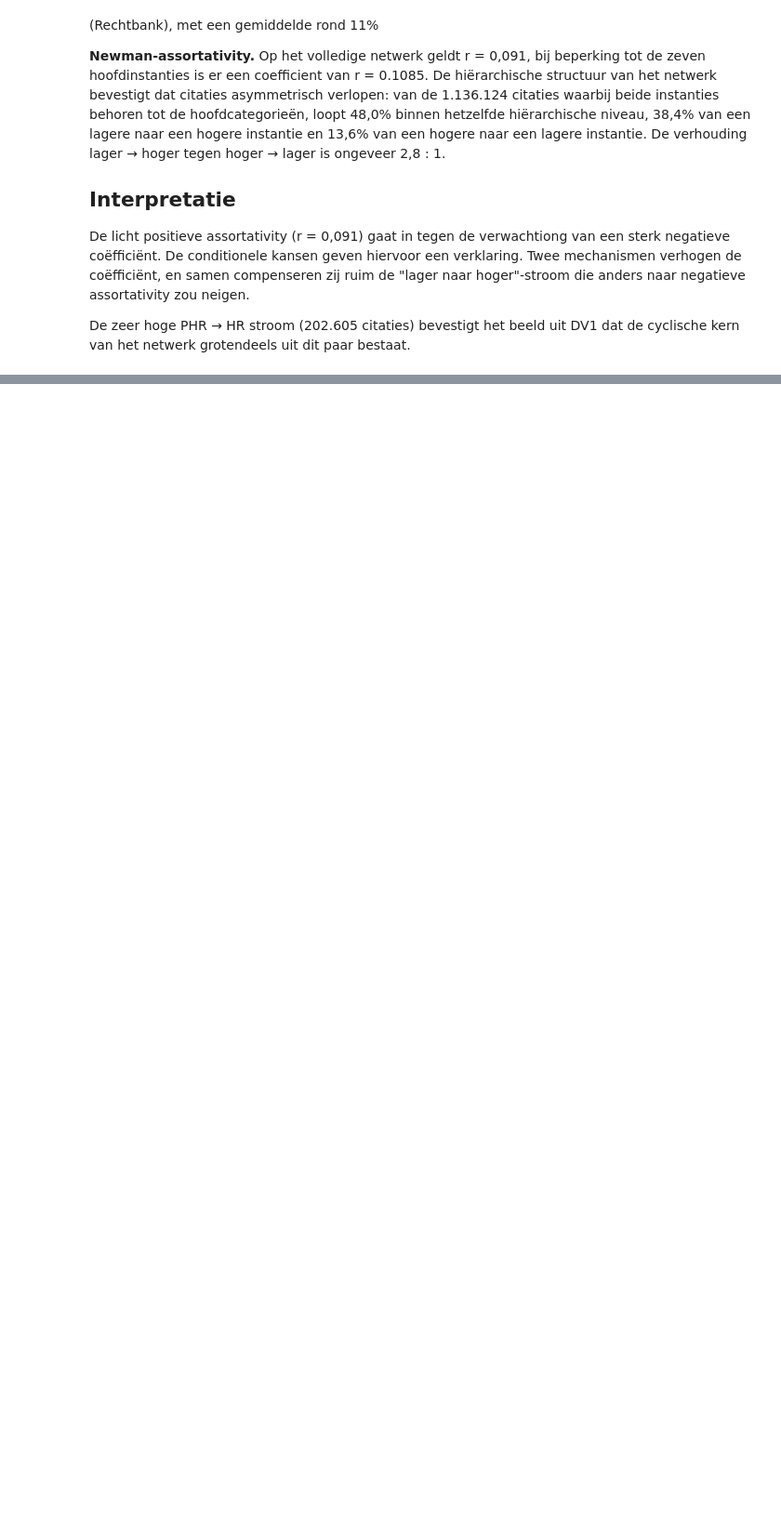
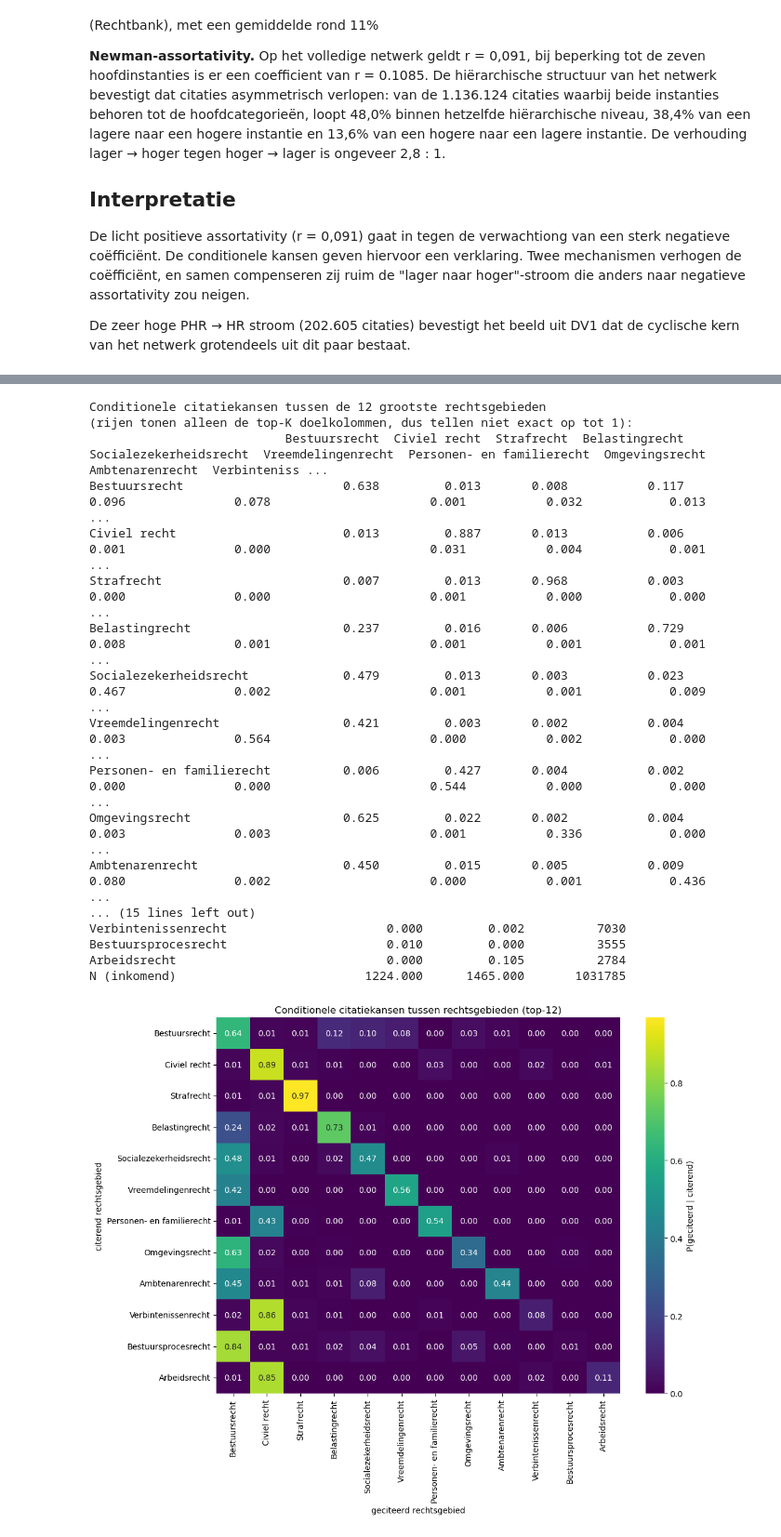
Before and after one commit to vinwiegman/thesis-project, a Jupyter notebook: notebooks/1- eigen_onderzoek.ipynb, the cells around one changed output, grey strips where cells are left out. Shown at 93% size. Saved outputs shown, nothing was run; the diff lists cells and outputs as text; code cells hidden in the pictures; blank space fills up the shorter version.

```diff
--- a/notebooks/1- eigen_onderzoek.ipynb
+++ b/notebooks/1- eigen_onderzoek.ipynb
@@ -1327,0 +1642,50 @@ De zeer hoge PHR → HR stroom (202.605 citaties) bevestigt het beeld uit DV1 da
+# %%
+# Conditionele kansen P(geciteerd = j | citerend = i)
+row_tot = M.sum(axis=1, keepdims=True).clip(min=1)
+P = M / row_tot
+
+# volledige matrix
+pd.DataFrame(M, index=areas, columns=areas).to_csv('rechtsgebied_flow_absoluut.csv')
+pd.DataFrame(P.round(4), index=areas, columns=areas).to_csv('rechtsgebied_flow_conditioneel.csv')
+
+# top-K rechtsgebieden (rest valt in de lange staart)
+TOPK = 12
+top = areas[:TOPK]
+dfP = pd.DataFrame(P[:TOPK, :TOPK], index=top, columns=top).round(3)
+dfP['N (uitgaand)'] = out_strength[:TOPK]          # volledige out-strength
+n_in = pd.Series(dict(zip(top, in_strength[:TOPK])))
+n_in['N (uitgaand)'] = int(out_strength.sum())
+dfP.loc['N (inkomend)'] = n_in
+pd.set_option('display.max_columns', None); pd.set_option('display.width', 220)
+print('Conditionele citatiekansen tussen de', TOPK, 'grootste rechtsgebieden')
+print('(rijen tonen alleen de top-K doelkolommen, dus tellen niet exact op tot 1):')
+print(dfP)
+
+# heatmap van de conditionele kansen (top-K)
+import matplotlib.pyplot as plt
+import seaborn as sns
+fig, ax = plt.subplots(figsize=(11, 9))
+sns.heatmap(P[:TOPK, :TOPK], annot=True, fmt='.2f', cmap='viridis',
+            xticklabels=top, yticklabels=top, cbar_kws={'label': 'P(geciteerd | citerend)'}, ax=ax)
+ax.set_xlabel('geciteerd rechtsgebied'); ax.set_ylabel('citerend rechtsgebied')
+ax.set_title('Conditionele citatiekansen tussen rechtsgebieden (top-12)')
+plt.tight_layout(); plt.savefig('rechtsgebied_conditioneel.png', dpi=150); plt.show()
+# %% [output]
+Conditionele citatiekansen tussen de 12 grootste rechtsgebieden
+(rijen tonen alleen de top-K doelkolommen, dus tellen niet exact op tot 1):
+                           Bestuursrecht  Civiel recht  Strafrecht  Belastingrecht  Socialezekerheidsrecht  Vreemdelingenrecht  Personen- en familierecht  Omgevingsrecht  Ambtenarenrecht  Verbinteniss ...
+Bestuursrecht                      0.638         0.013       0.008           0.117                   0.096               0.078                      0.001           0.032            0.013               ...
+Civiel recht                       0.013         0.887       0.013           0.006                   0.001               0.000                      0.031           0.004            0.001               ...
+Strafrecht                         0.007         0.013       0.968           0.003                   0.000               0.000                      0.001           0.000            0.000               ...
+Belastingrecht                     0.237         0.016       0.006           0.729                   0.008               0.001                      0.001           0.001            0.001               ...
+Socialezekerheidsrecht             0.479         0.013       0.003           0.023                   0.467               0.002                      0.001           0.001            0.009               ...
+Vreemdelingenrecht                 0.421         0.003       0.002           0.004                   0.003               0.564                      0.000           0.002            0.000               ...
+Personen- en familierecht          0.006         0.427       0.004           0.002                   0.000               0.000                      0.544           0.000            0.000               ...
+Omgevingsrecht                     0.625         0.022       0.002           0.004                   0.003               0.003                      0.001           0.336            0.000               ...
+Ambtenarenrecht                    0.450         0.015       0.005           0.009                   0.080               0.002                      0.000           0.001            0.436               ...
+... (15 lines left out)
+Verbintenissenrecht                      0.000         0.002          7030
+Bestuursprocesrecht                      0.010         0.000          3555
+Arbeidsrecht                             0.000         0.105          2784
+N (inkomend)                          1224.000      1465.000       1031785
+[figure, added]
```
Also changed, not shown: parts of 29 cells of this notebook.
